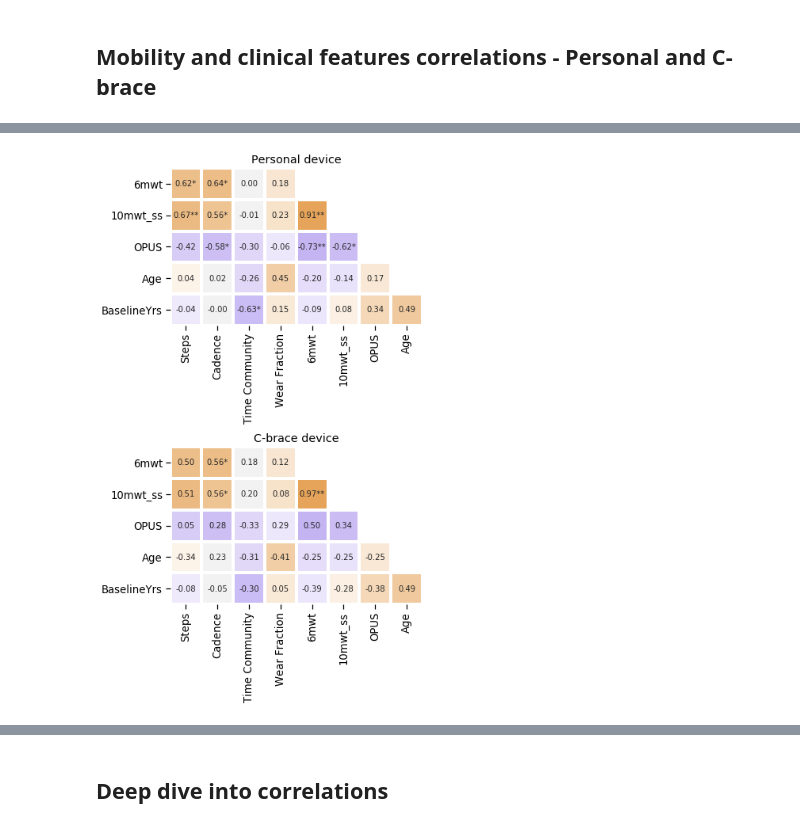
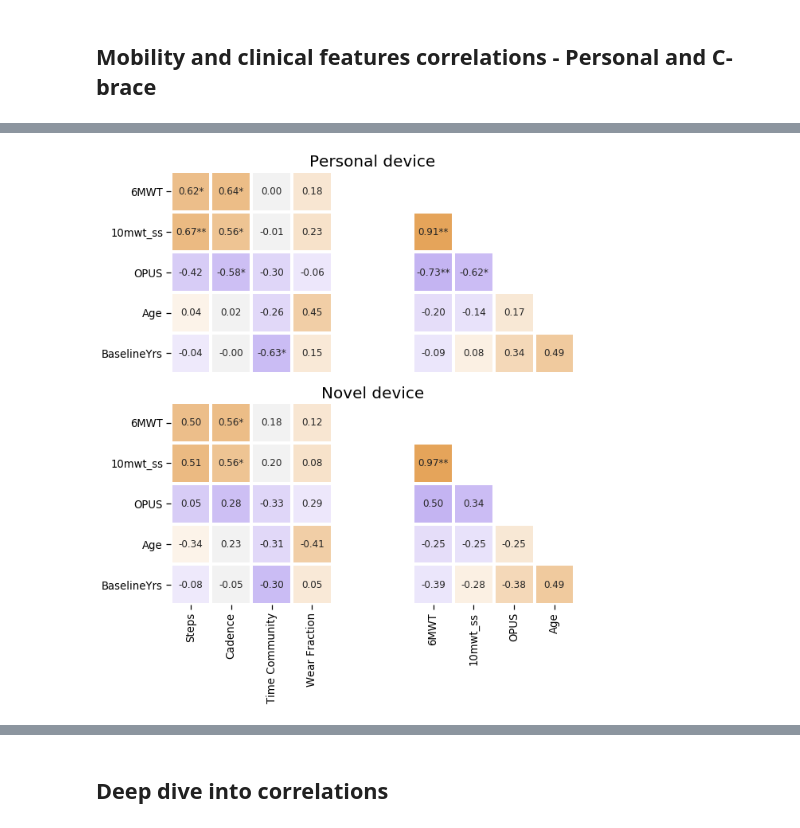
Before and after one commit to Luke3D/CbrAnalysis, a Jupyter notebook: PaperAnalysis.ipynb, the cells around one changed output, grey strips where cells are left out. Drawn from its saved outputs; the diff is of its cells as text; code cells hidden in the pictures.

```diff
--- a/PaperAnalysis.ipynb
+++ b/PaperAnalysis.ipynb
@@ -96,7 +96,7 @@ ax.get_legend().remove()
 ## Community data analysis
 # %%
 # Data = pd.read_csv('GPSData.csv')
-Data = pd.read_csv('../Data/GPSandClinicalData.csv')
+Data = pd.read_csv('./Data/GPSandClinicalData.csv')
 # %%
 Data.head()
 # %% [output]
@@ -692,6 +726,6 @@ Featsubj=pd.merge(Featsubj,OPUSdata.query('NewBrace==0'),on=['SubjID', 'NewBrace
 Featsubj=Featsubj[['SubjID','NewBrace','Age','BaselineYrs','6mwt','10mwt_ss','OPUS','Steps','Cadence','Wear Fraction',
                    'Daily Duration']]
 # %%
-Featsubj.rename(columns={'Daily Duration':'Time Community'},inplace=True)
+Featsubj.rename(columns={'Daily Duration':'Time Community','6mwt':'6MWT'},inplace=True)
 Featsubj.head()
 # %% [output]
@@ -761,2 +786,0 @@ fcorr.shape
-# %%
-p_labels=np.asarray(p_labels).reshape(fcorr.shape)
@@ -812,48 +811,68 @@ def getPLabels(corr,raw):
 # %%
 #subplots
 fcorr = Featsubj.drop(['NewBrace','SubjID'],axis=1)[['Wear Fraction','Steps','Cadence','Time Community',
-                                                     '6mwt','10mwt_ss','OPUS','Age','BaselineYrs']].corr()
-fcorr = fcorr.loc[['6mwt', '10mwt_ss', 'OPUS', 'Age', 'BaselineYrs'],:]
-fcorr = fcorr.loc[:,['Steps', 'Cadence', 'Time Community', 'Wear Fraction', '6mwt', '10mwt_ss', 'OPUS', 'Age']].copy()
+                                                     '6MWT','10mwt_ss','OPUS','Age','BaselineYrs']].corr()
+fcorr = fcorr.loc[['6MWT', '10mwt_ss', 'OPUS', 'Age', 'BaselineYrs'],:]
+fcorr = fcorr.loc[:,['Steps', 'Cadence', 'Time Community', 'Wear Fraction', '6MWT', '10mwt_ss', 'OPUS', 'Age']].copy()
 
 #generate annotations with markers of statistical significance
 p_labels=getPLabels(fcorr,Featsubj)
 
+#insert blank rows for gap
+fcorr.insert(4,'Fill_1', np.nan)
+fcorr.insert(5,'Fill_2', np.nan)
+
+fill = np.array([np.nan]*5)
+fill.shape = (5,1)
+p_labels = np.hstack([p_labels[:,:4], fill, fill, p_labels[:,4:]])
+
 #generate an triangular correlation matrix
 mask = np.zeros_like(fcorr, dtype=np.bool)
-mask[np.triu_indices_from(mask,k=4)] = True #k is used for offset for rectangular matrix
+mask[np.triu_indices_from(mask,k=6)] = True #k is used for offset for rectangular matrix
 cmap = sns.diverging_palette(275, 45, 80, 70, as_cmap=True)
 sns.set_context('notebook',font_scale=1.2)
-fig, ax = plt.subplots(2,1, figsize=(7,10))
+fig, ax = plt.subplots(2,1, figsize=(10,10))
 sns.heatmap(data=fcorr,mask=mask,cmap=cmap,annot=p_labels,fmt='',square=True, vmin=-1, vmax=1, cbar=False, linewidths=3,
-           ax=ax[0],annot_kws={"size": 10})
-ax[0].set_title('Personal device')
+           ax=ax[0],annot_kws={"size": 12})
+ax[0].set_title('Personal device',size=20)
+ax[0].tick_params(labelbottom=False,bottom=False)
 
 #C-brace
 FeatsubjCBR = dur.query('NewBrace==1')
 FeatsubjCBR.head()
 FeatsubjCBR.reset_index(drop=True, inplace=True)
 FeatsubjCBR=pd.merge(FeatsubjCBR, OPUSdata.query('NewBrace==1'),on=['SubjID', 'NewBrace'])
 FeatsubjCBR=FeatsubjCBR[['SubjID','NewBrace','Age','BaselineYrs','6mwt','10mwt_ss','OPUS','Steps','Cadence','Wear Fraction',
                    'Daily Duration']]
-FeatsubjCBR.rename(columns={'Daily Duration':'Time Community'},inplace=True)
+FeatsubjCBR.rename(columns={'Daily Duration':'Time Community', '6mwt':'6MWT'},inplace=True)
 
 fcorrCBR = FeatsubjCBR.drop(['NewBrace','SubjID'],axis=1)[['Wear Fraction','Steps','Cadence','Time Community',
-                                                     '6mwt','10mwt_ss','OPUS','Age','BaselineYrs']].corr()
-fcorrCBR = fcorr.loc[['6mwt', '10mwt_ss', 'OPUS', 'Age', 'BaselineYrs'],:]
-fcorrCBR = fcorr.loc[:,['Steps', 'Cadence', 'Time Community', 'Wear Fraction', '6mwt', '10mwt_ss', 'OPUS', 'Age']].copy()
+                                                     '6MWT','10mwt_ss','OPUS','Age','BaselineYrs']].corr()
+fcorrCBR = fcorr.loc[['6MWT', '10mwt_ss', 'OPUS', 'Age', 'BaselineYrs'],:]
+fcorrCBR = fcorr.loc[:,['Steps', 'Cadence', 'Time Community', 'Wear Fraction', '6MWT', '10mwt_ss', 'OPUS', 'Age']].copy()
 
 #generate annotations with markers of statistical significance
 p_labels=getPLabels(fcorrCBR,FeatsubjCBR)
 
+#insert blank rows for gap
+fcorrCBR.insert(4,'Fill_1', np.nan)
+fcorrCBR.insert(5,'Fill_2', np.nan)
+
+fill = np.array([np.nan]*5)
+fill.shape = (5,1)
+p_labels = np.hstack([p_labels[:,:4], fill, fill, p_labels[:,4:]])
+
 #generate an triangular correlation matrix
 mask = np.zeros_like(fcorrCBR, dtype=np.bool)
-mask[np.triu_indices_from(mask,k=4)] = True #k is used for offset for rectangular matrix
+mask[np.triu_indices_from(mask,k=6)] = True #k is used for offset for rectangular matrix (set to 4+# of fill columns)
 cmap = sns.diverging_palette(275, 45, 80, 70, as_cmap=True)
 sns.heatmap(data=fcorrCBR,mask=mask,cmap=cmap,annot=p_labels,fmt='',square=True, vmin=-1, vmax=1, cbar=False, linewidths=3,
-           ax=ax[1],annot_kws={"size": 10})
-ax[1].set_title('C-brace device')
+           ax=ax[1],annot_kws={"size": 12})
+ax[1].set_title('Novel device',size=20)
+xticks = ax[1].xaxis.get_major_ticks()
+xticks[4].set_visible(False) # remove labels for fill columns
+xticks[5].set_visible(False)
 plt.tight_layout()
-plt.savefig('./Figs/corr_pers_cbr.jpg',dpi=400)
+plt.savefig('./Figs/corr_pers_cbr.png',dpi=400)
 # %% [output]
-[figure, old version]
+[figure, new version]
```
Also changed, not shown: parts of 34 cells of this notebook.
